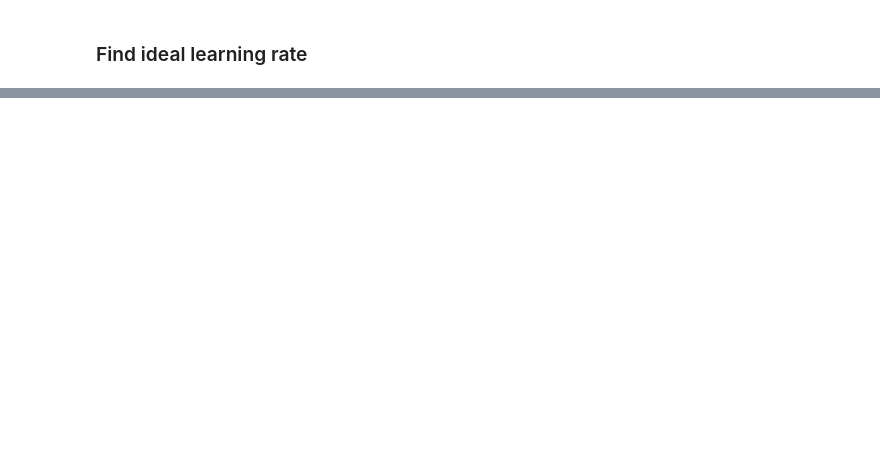
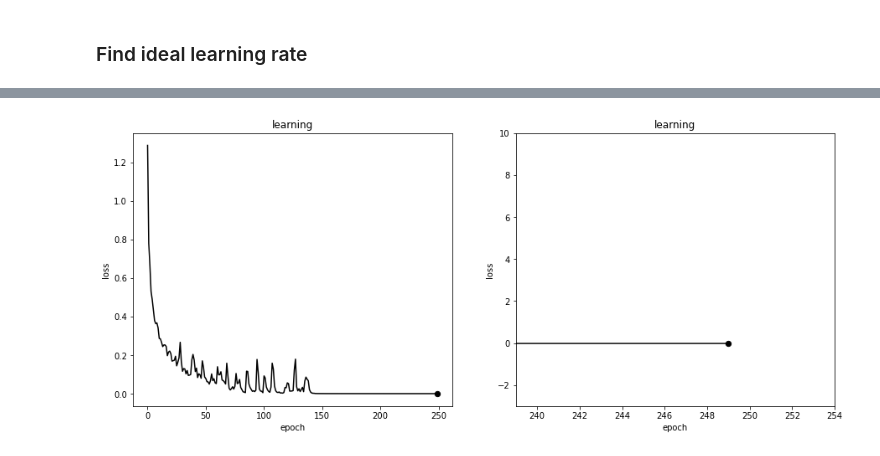
Before and after one commit to NickyAlan/tensorflow22, a Jupyter notebook: nn_classification/nn_classification.ipynb, the cells around one changed output, grey strips where cells are left out. Saved outputs shown, nothing was run; the diff lists cells and outputs as text; code cells hidden in the pictures; blank space fills up the shorter version.

```diff
--- a/nn_classification/nn_classification.ipynb
+++ b/nn_classification/nn_classification.ipynb
@@ -357 +395,22 @@ model_f3.fit(train_data_norm, train_labels, validation_data=(test_data_norm, tes
+# %%
+tf.random.set_seed(42)
+
+model_f4 = tf.keras.Sequential([
+    tf.keras.layers.Flatten(input_shape=(28,28)), #flatten before go to ANN
+    tf.keras.layers.Dense(32, activation='relu'),
+    tf.keras.layers.Dense(100, activation='relu'),
+    tf.keras.layers.Dense(64, activation='relu'),
+    tf.keras.layers.Dense(32, activation='relu'),
+    tf.keras.layers.Dense(10, activation='softmax'),
+])
+
+model_f4.compile(loss=tf.keras.losses.SparseCategoricalCrossentropy(),
+                 optimizer=tf.keras.optimizers.Adam(learning_rate=2e-3),
+                 metrics=['accuracy'])
+
+history = model_f4.fit(train_data_norm[:2000], train_labels[:2000], validation_data=(test_data_norm[:2000], test_labels[:2000]), epochs=250, verbose=0);
+# %%
+plot_history(history)
+# %% [output]
+[figure, added]
 # %%
```
Also changed, not shown: parts of 24 cells of this notebook.
